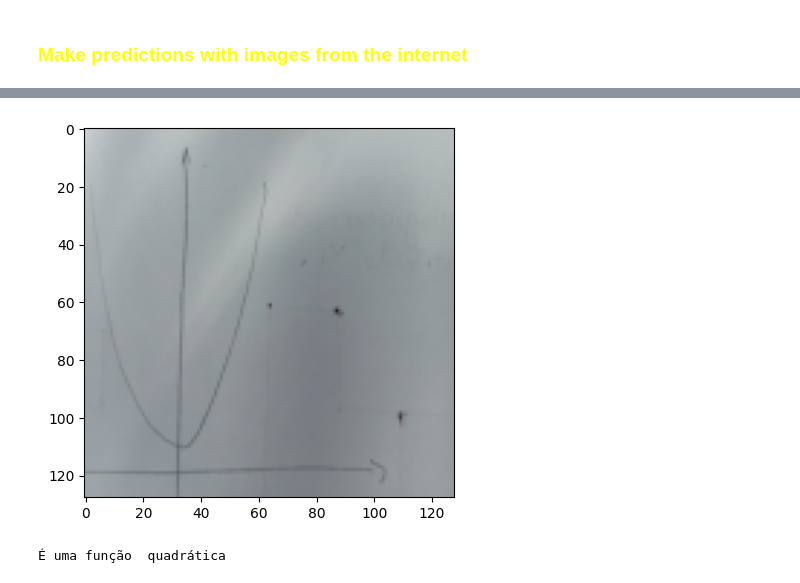
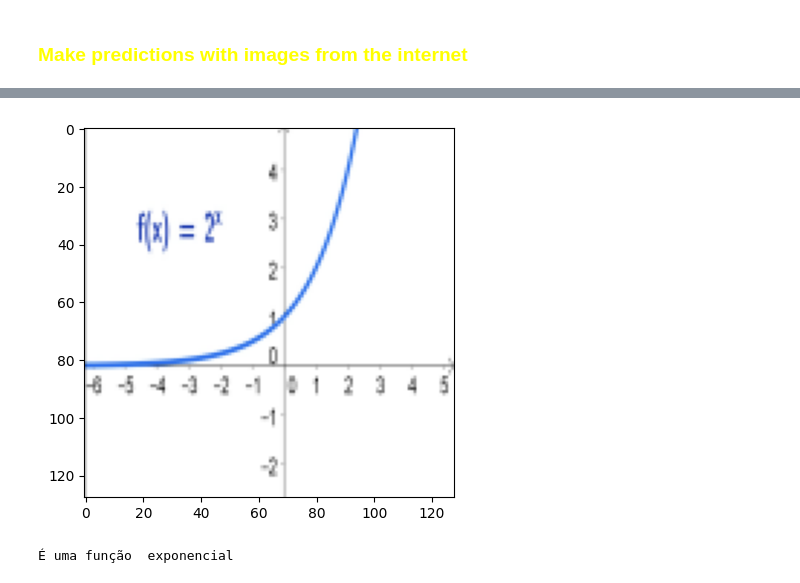
Before and after one commit to jvianna07/math_graph_classifier, a Jupyter notebook: loadingModel.ipynb, the cells around one changed output, grey strips where cells are left out. Saved outputs shown, nothing was run; the diff lists cells and outputs as text; code cells hidden in the pictures.

Commit message:
update loadingModel notebook

```diff
--- a/loadingModel.ipynb
+++ b/loadingModel.ipynb
@@ -56,10 +56,10 @@ Resposta esperada: logarítmica
 <h3 style=color:yellow>Make predictions with images from the internet</h3>
 # %%
 # Visualizar  as imagens
-img_url= "demo_imgs/qua1.jpeg" # substitua aqui o caminho correto para a imagem
+img_url= "demo_imgs/func0.png" # substitua aqui o caminho correto para a imagem
 imagem = cv2.imread(img_url)
 imagem = cv2.resize(imagem,(128,128), interpolation = cv2.INTER_AREA)
-discover = np.argmax( GF_Model.predict(imagem.reshape(1,128,128,3)) )
+discover = np.argmax(GF_Model.predict(imagem.reshape(1,128,128,3)))
 
 plt.imshow(imagem)
 plt.show()
@@ -73,2 +73,2 @@ print('É uma função ', classes[discover])
-[figure, old version]
+[figure, new version]
-É uma função  quadrática
+É uma função  exponencial
```
Also changed, not shown: parts of 2 cells of this notebook.
